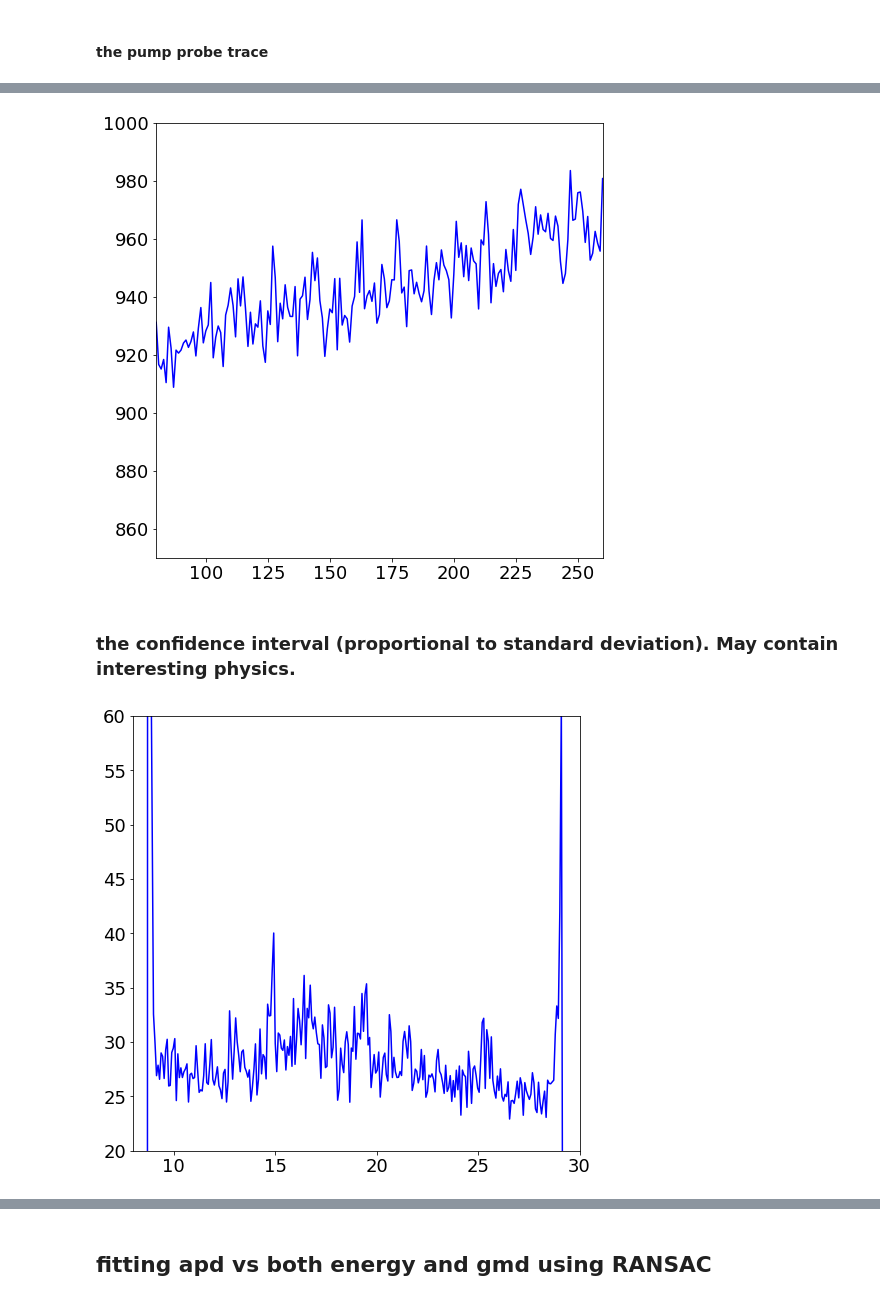
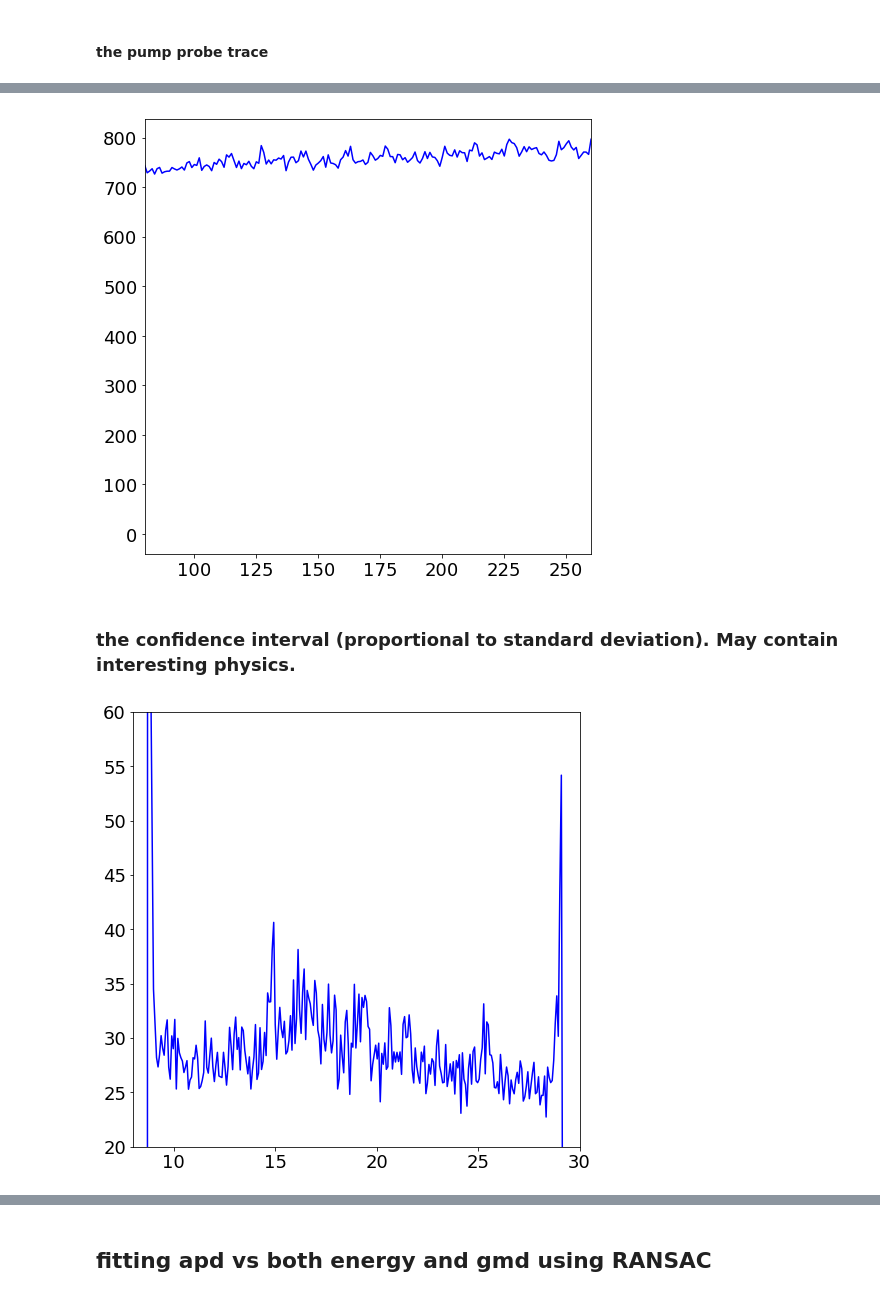
Before and after one commit to sioan/softXRayDataAndControls, a Jupyter notebook: experimentSpecificFiles/sxri0414/for_pub/regression_approach_run60-delay.ipynb, the cells around one changed output, grey strips where cells are left out. Drawn from its saved outputs; the diff is of its cells as text; code cells hidden in the pictures.

```diff
--- a/experimentSpecificFiles/sxri0414/for_pub/regression_approach_run60-delay.ipynb
+++ b/experimentSpecificFiles/sxri0414/for_pub/regression_approach_run60-delay.ipynb
@@ -224,7 +224,7 @@ show()
 energy_x_product = (energy-mean(energy))*(x-mean(x))
 energy2_x_product = (energy-mean(energy))**2*(x-mean(x))
 fee_energy_gmd_product = (fee-mean(fee))*(x-mean(x))*(energy-mean(energy))
-temp_array = array([ones(len(x)),x,energy,energy_x_product,energy2_x_product,x**2]).transpose()
+temp_array = array([ones(len(x)),x,energy,energy_x_product]).transpose()
 pseudo_inv = dot(inv(dot(temp_array.transpose(),temp_array)),array(temp_array).transpose())
 beta = dot(pseudo_inv,y-mean(y))
 # %%
@@ -344,11 +344,11 @@ show()
 # %%
 x_start,x_end = int(240*0.025/bin_step),int(780*0.025/bin_step)
 plot(time_trace[:,0])
-ylim(850,1000)
+#ylim(850,1000)
 xlim(x_start,x_end)
 show()
 # %% [output]
-[figure, old version]
+[figure, new version]
 # %% [markdown]
 ### the confidence interval (proportional to standard deviation).  May contain interesting physics.
 # %%
@@ -360,7 +360,7 @@ ylim(20,60)
 #ylim(0,0.1)
 show()
 # %% [output]
-[figure, old version]
+[figure, new version]
 # %%
 f = arange(len(time_trace[x_end:x_start:-1,0]))/mean(list(set(diff(my_bins))))/len(time_trace[x_end:x_start:-1,0])
 my_fft  = abs(fft(time_trace[x_end:x_start:-1,0]))**2
```
Also changed, not shown: parts of 14 cells of this notebook.
